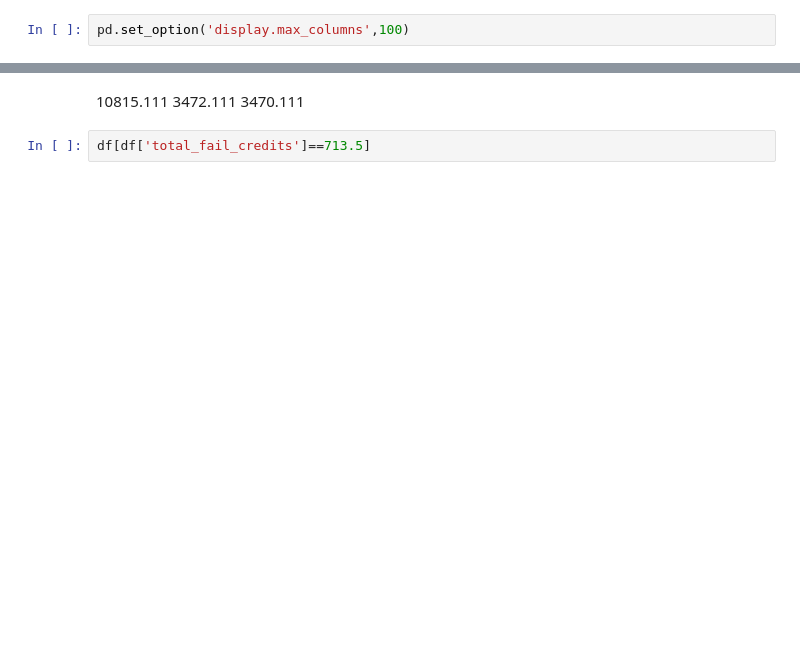
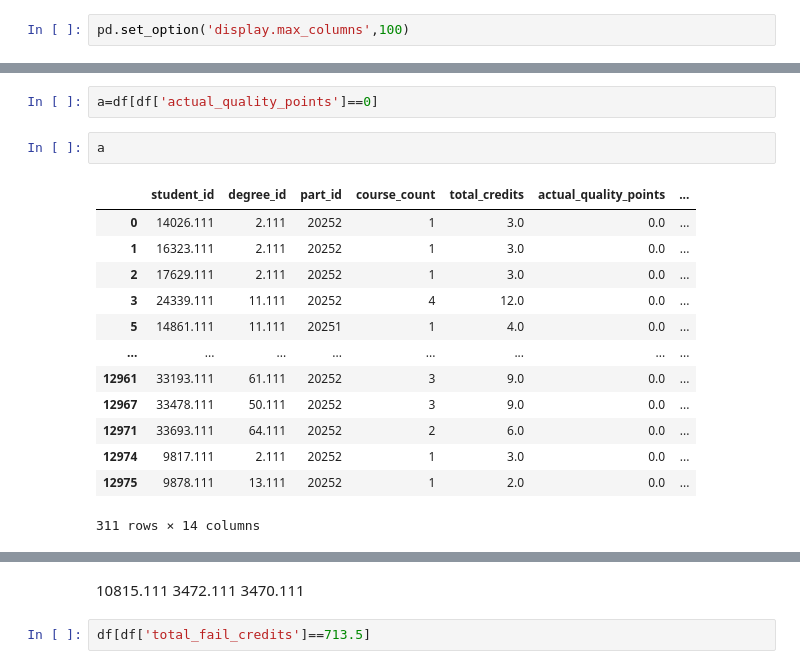
Before and after one commit to ShrkoXIII/Academic_Advisor_Simple, a Jupyter notebook: notebooks/s.ipynb, the cells around one changed output, grey strips where cells are left out. Cells and saved outputs as stored; diff of their text form; blank space fills up the shorter version.

```diff
--- a/notebooks/s.ipynb
+++ b/notebooks/s.ipynb
@@ -5,0 +19,18 @@ pd.set_option('display.max_columns',100)
+# %%
+a=df[df['actual_quality_points']==0]
+# %%
+a
+# %% [output]
+|  | student_id | degree_id | part_id | course_count | total_credits | actual_quality_points | ... |
+| 0 | 14026.111 | 2.111 | 20252 | 1 | 3.0 | 0.0 | ... |
+| 1 | 16323.111 | 2.111 | 20252 | 1 | 3.0 | 0.0 | ... |
+| 2 | 17629.111 | 2.111 | 20252 | 1 | 3.0 | 0.0 | ... |
+| 3 | 24339.111 | 11.111 | 20252 | 4 | 12.0 | 0.0 | ... |
+| 5 | 14861.111 | 11.111 | 20251 | 1 | 4.0 | 0.0 | ... |
+| ... | ... | ... | ... | ... | ... | ... | ... |
+| 12961 | 33193.111 | 61.111 | 20252 | 3 | 9.0 | 0.0 | ... |
+| 12967 | 33478.111 | 50.111 | 20252 | 3 | 9.0 | 0.0 | ... |
+| 12971 | 33693.111 | 64.111 | 20252 | 2 | 6.0 | 0.0 | ... |
+| 12974 | 9817.111 | 2.111 | 20252 | 1 | 3.0 | 0.0 | ... |
+| 12975 | 9878.111 | 13.111 | 20252 | 1 | 2.0 | 0.0 | ... |
+311 rows × 14 columns
```
Also changed, not shown: parts of 10 cells of this notebook, 14 other files.
